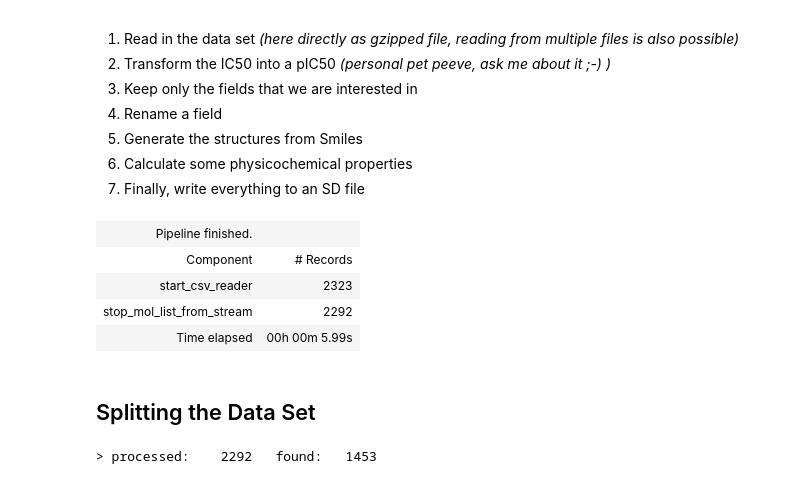
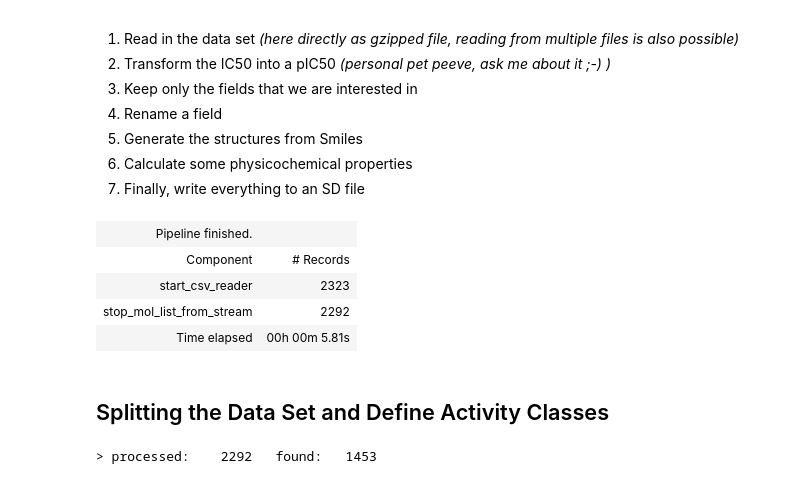
Before and after one commit to apahl/rdkit_ipynb_tools, a Jupyter notebook: tutorial/tutorial_sar.ipynb, the cells around one changed output. Cells and saved outputs as stored; diff of their text form; code cells hidden in the pictures.

```diff
--- a/tutorial/tutorial_sar.ipynb
+++ b/tutorial/tutorial_sar.ipynb
@@ -57,29 +58,29 @@ We will now use a pipeline to curate the data set for our needs:
 # %%
 s = p.Summary()  # optional, used for logging what the individual components do
 
 # code for IC50 --> pIC50 conversion
 run_code = """
 if "STANDARD_VALUE" in rec:
     rec["ETA_pIC50"] = tools.pic50(rec["STANDARD_VALUE"], "nM")"""
 
 # define the start of the pipeline, can work directly with gzipped files
 rd = p.start_csv_reader("chembl_et-a_antagonists.txt.gz", summary=s)
 
-mol_list = p.pipe(rd,
+et_a_list = p.pipe(rd,
              (p.pipe_custom_man, run_code),
              (p.pipe_keep_props, ["CMPD_CHEMBLID", "CANONICAL_SMILES", "ETA_pIC50"]),
              (p.pipe_rename_prop, "CMPD_CHEMBLID", "Chembl_Id"),
              (p.pipe_mol_from_smiles, "CANONICAL_SMILES"),
-             (p.pipe_calc_props, ["2d", "logp", "mw"]),
+             (p.pipe_calc_props, ["2d", "LogP"]),
              (p.stop_mol_list_from_stream, {"max": 3000, "summary": s})
             )
 s.update(True)
 # %% [output]
 | Pipeline finished. |  |
 | Component | # Records |
 | start_csv_reader | 2323 |
 | stop_mol_list_from_stream | 2292 |
-| Time elapsed | 00h 00m 5.99s |
+| Time elapsed | 00h 00m 5.81s |
 # %% [markdown]
-## Splitting the Data Set
+## Splitting the Data Set and Define Activity Classes
 # %%
```
Also changed, not shown: parts of 11 cells of this notebook, 5 other files.
